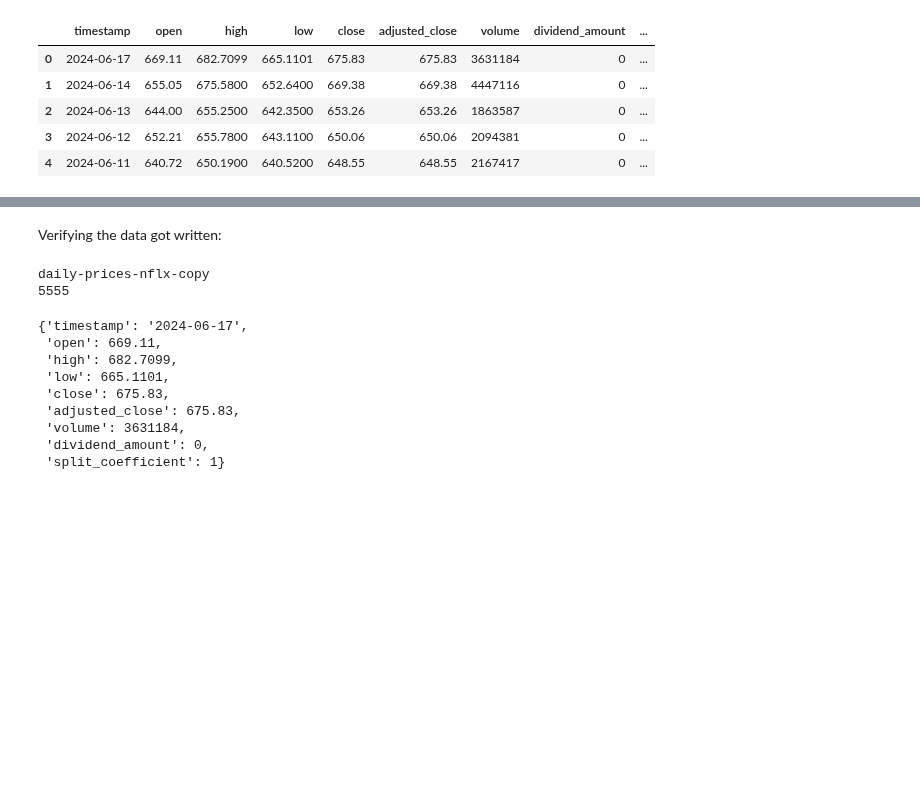
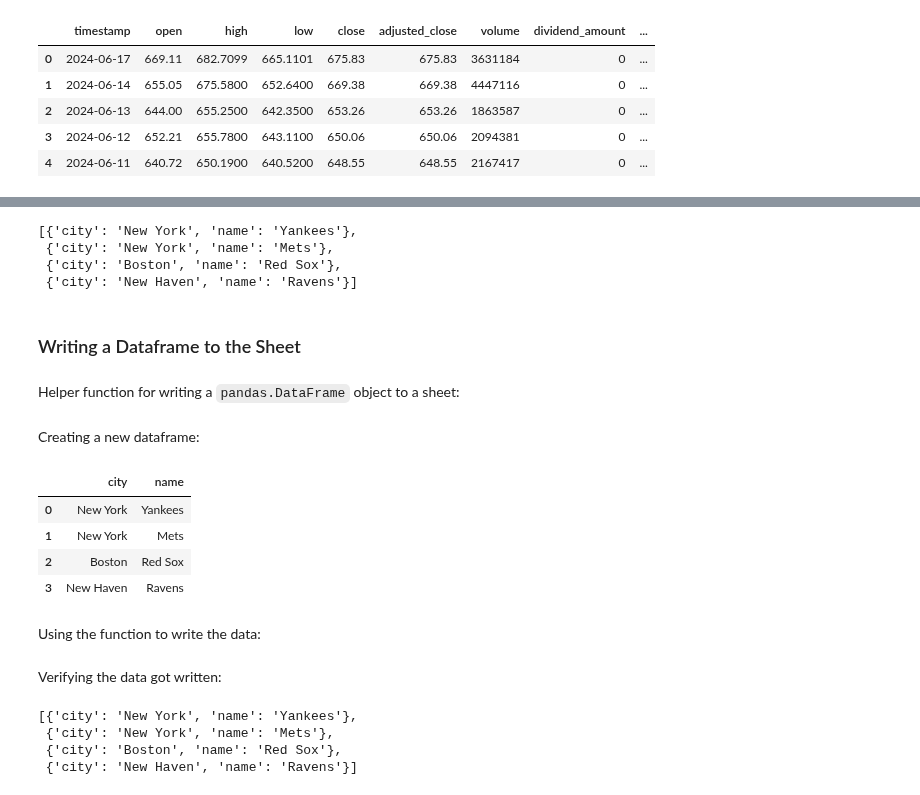
Before and after one commit to prof-rossetti/intro-software-dev-python-book, a Jupyter notebook: docs/notes/api-integrations/google-sheets.ipynb, the cells around one changed output, grey strips where cells are left out. Saved outputs shown, nothing was run; the diff lists cells and outputs as text; code cells hidden in the pictures; blank space fills up the shorter version.

Commit message:
Reorganize and split some chapters

```diff
--- a/docs/notes/dev-tools/google-colab/advanced-integrations.ipynb
+++ b/docs/notes/api-integrations/google-sheets.ipynb
@@ -170,0 +215,8 @@ SHEET: <class 'gspread.worksheet.Worksheet'> daily-prices-nflx-copy
+# %%
+teams = [
+    {"city": "New York", "name": "Yankees"},
+    {"city": "New York", "name": "Mets"},
+    {"city": "Boston", "name": "Red Sox"},
+    {"city": "New Haven", "name": "Ravens"}
+]
+write_data_to_sheet(teams, teams_sheet)
@@ -171 +225,12 @@ SHEET: <class 'gspread.worksheet.Worksheet'> daily-prices-nflx-copy
+# %%
+teams_sheet.get_all_records()
+# %% [output]
+[{'city': 'New York', 'name': 'Yankees'},
+ {'city': 'New York', 'name': 'Mets'},
+ {'city': 'Boston', 'name': 'Red Sox'},
+ {'city': 'New Haven', 'name': 'Ravens'}]
+# %% [markdown]
+### Writing a Dataframe to the Sheet
+# %% [markdown]
+Helper function for writing a `pandas.DataFrame` object to a sheet:
 # %%
@@ -189,0 +256,15 @@ write_data_to_sheet(df, sheet)
+# %% [markdown]
+Creating a new dataframe:
+# %%
+from pandas import DataFrame
+
+teams_df = DataFrame(teams)
+teams_df.head()
+# %% [output]
+|  | city | name |
+| 0 | New York | Yankees |
+| 1 | New York | Mets |
+| 2 | Boston | Red Sox |
+| 3 | New Haven | Ravens |
+# %% [markdown]
+Using the function to write the data:
@@ -190,19 +273,9 @@ write_data_to_sheet(df, sheet)
 # %% [markdown]
 Verifying the data got written:
-# %%
-records = sheet.get_all_records()
-print(sheet.title)
-print(len(records))
-records[0]
-# %% [output]
-daily-prices-nflx-copy
-5555
-{'timestamp': '2024-06-17',
- 'open': 669.11,
- 'high': 682.7099,
- 'low': 665.1101,
- 'close': 675.83,
- 'adjusted_close': 675.83,
- 'volume': 3631184,
- 'dividend_amount': 0,
- 'split_coefficient': 1}
+# %%
+teams_sheet.get_all_records()
+# %% [output]
+[{'city': 'New York', 'name': 'Yankees'},
+ {'city': 'New York', 'name': 'Mets'},
+ {'city': 'Boston', 'name': 'Red Sox'},
+ {'city': 'New Haven', 'name': 'Ravens'}]
```
Also changed, not shown: parts of 55 cells of this notebook, 15 other files.
